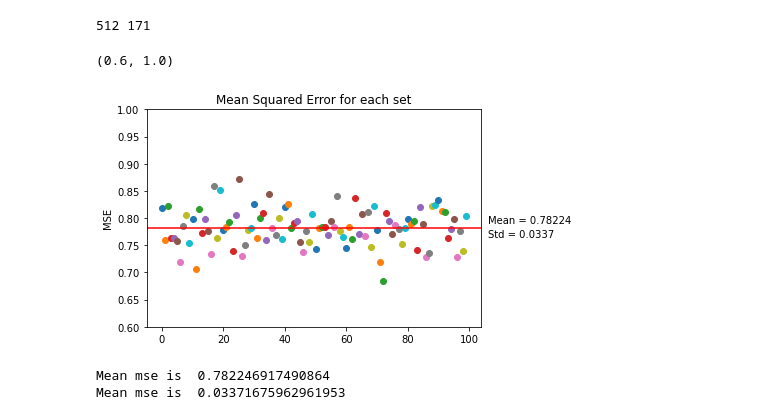
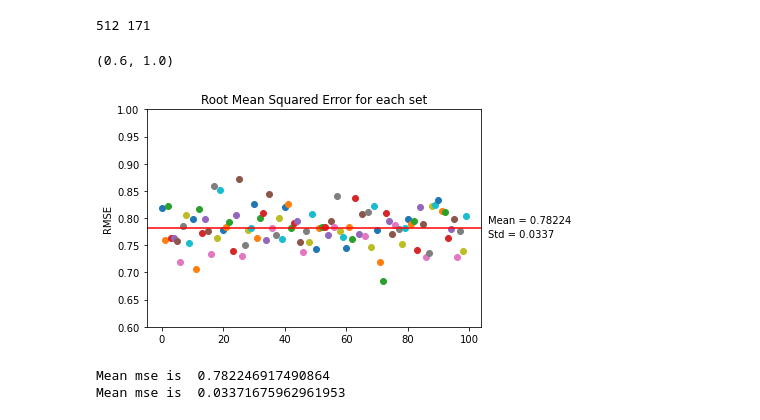
Before and after one commit to MunjungKim/ridge_regression, a Jupyter notebook: Final_version.ipynb, the cells around one changed output. Cells and saved outputs as stored; diff of their text form; code cells hidden in the pictures.

```diff
--- a/Final_version.ipynb
+++ b/Final_version.ipynb
@@ -99,9 +103,9 @@ plt.show()
 from sklearn.model_selection import train_test_split
 X_train, X_test, Y_train, Y_test = train_test_split(X_i, Y_i, test_size=0.2,random_state=1)
 
-ridge = linear_model.Ridge(alpha=0.0001).fit(X_train, Y_train)
+ridge = linear_model.Ridge(alpha=0.0001,normalize = True).fit(X_train, Y_train)
 Y_pred = ridge.predict(X_test)
 score_ridge = ridge.score(X_test, Y_test)
 mse_ridge = mean_squared_error(Y_test, Y_pred)
-print("Final Result: Ridge R2:{0:.3f}, MSE:{1:.3f}, RMSE:{2:.3f}".format(score_ridge, mse_ridge, np.sqrt(mse_ridge)))
+print("Final Result: Ridge R2:{0:.3f}, MSE:{1:.3f}, RMSE:{2:.10f}".format(score_ridge, mse_ridge, np.sqrt(mse_ridge)))
 # %% [output]
@@ -197,34 +201,34 @@ print("%s %s" % (len(train_index), len(test_index)))
 # %%
 from sklearn.metrics import mean_squared_error
 mse_l = []
 for i in range(len(Train)):
     #test data
     train = Train[i]
     test = Test[i]
 
     X_norm = stats.zscore(X_i[train],axis=0)
     X_std = np.std(X_i[train],axis=0)
     X_mean = np.mean(X_i[train],axis=0)
 
     beta_ridge, beta_0 = Ridge.solve(X_norm, Y_i[train],0.1)
     #test data
 
     # test
     test_norm = (X_i[test]-X_mean)/X_std
     Y_pred = np.matmul(test_norm, beta_ridge)+beta_0
 
     mse = mean_squared_error(Y_i[test], Y_pred)
     plt.scatter(i,np.sqrt(mse))
     mse_l.append(np.sqrt(mse))
-plt.title('Mean Squared Error for each set')
-plt.ylabel('MSE')
+plt.title('Root Mean Squared Error for each set')
+plt.ylabel('RMSE')
 plt.axhline(y=0.7822, color='r', linestyle='-')
 plt.text(106,0.79,'Mean = 0.78224')
 plt.text(106,0.765,'Std = 0.0337')
 plt.ylim([0.6,1])
 # %% [output]
 (0.6, 1.0)
-[figure, old version]
+[figure, new version]
 # %%
 print("Mean mse is ", np.mean(mse_l))
 print("Mean mse is ", np.std(mse_l))
```
Also changed, not shown: parts of 16 cells of this notebook, 2 other files.
